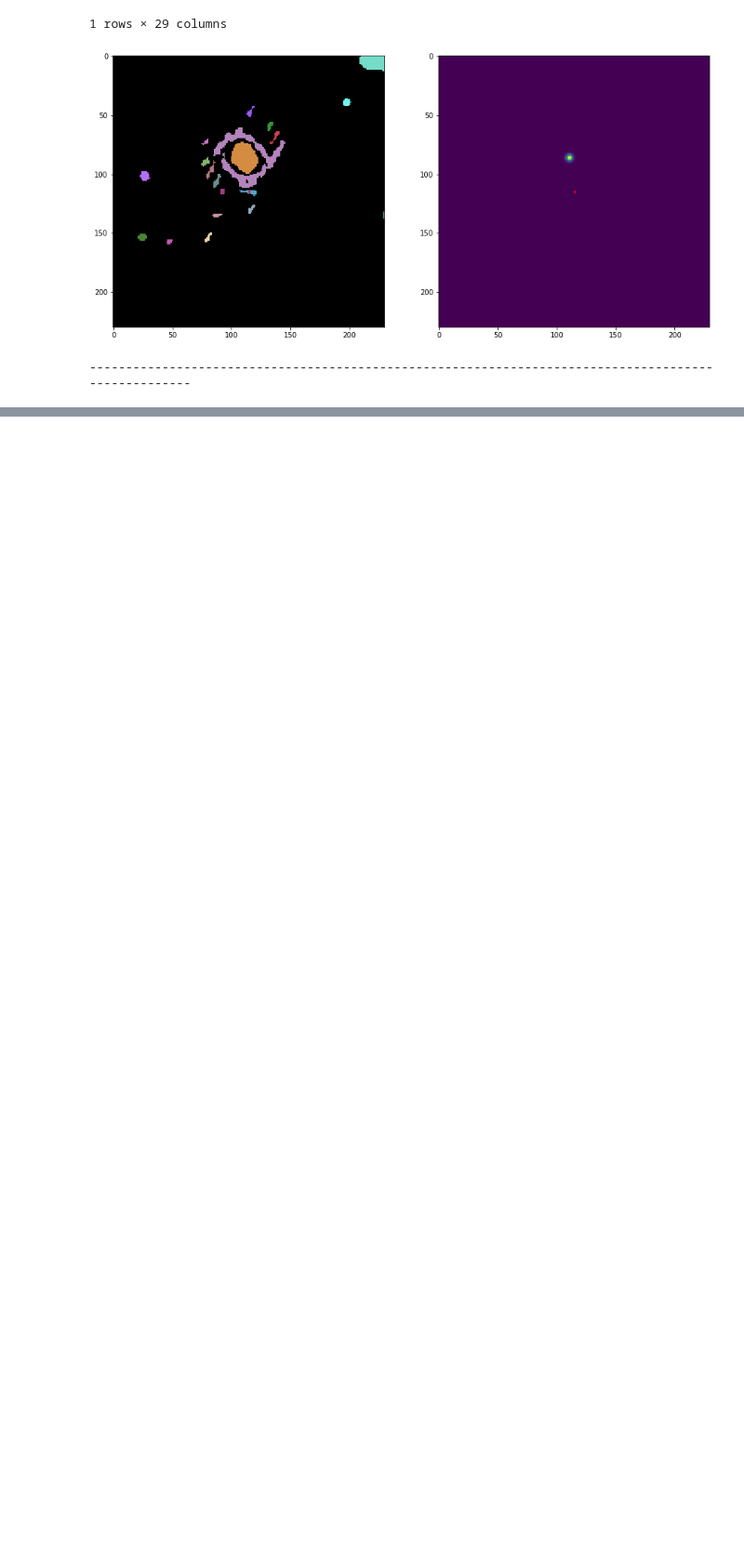
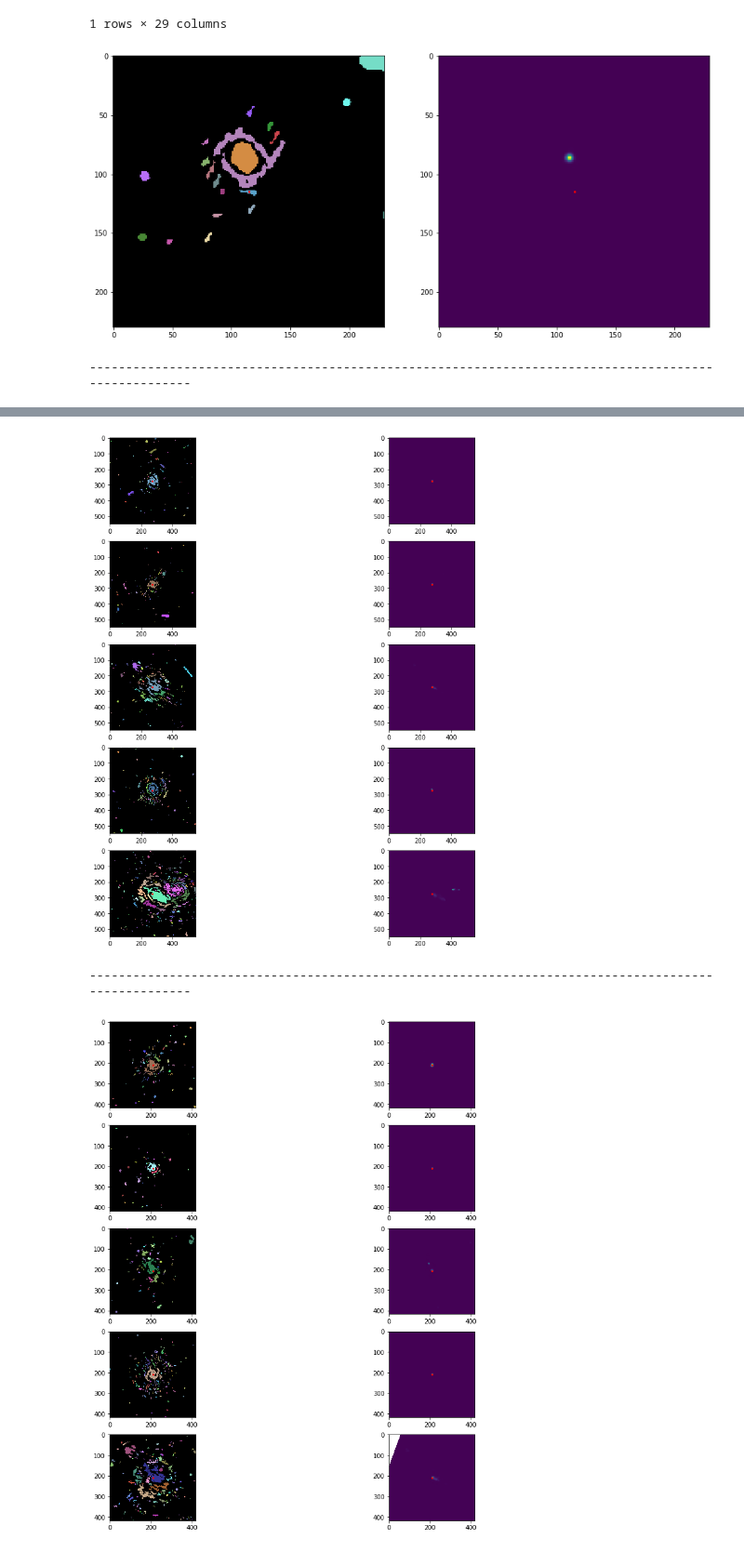
Before and after one commit to JasperO98/dr2, a Jupyter notebook: 5.Lookup_Source/explore_catalogue.ipynb, the cells around one changed output, grey strips where cells are left out. Shown at 93% size. Saved outputs shown, nothing was run; the diff lists cells and outputs as text; code cells hidden in the pictures; blank space fills up the shorter version.

```diff
--- a/5.Lookup_Source/explore_catalogue.ipynb
+++ b/5.Lookup_Source/explore_catalogue.ipynb
@@ -159,3 +162,6 @@ getImgs(artifact, 100)
 # %% [output]
 [figure]
 ----------------------------------------------------------------------------------------------------
+# %%
+myrows = catalogue.sort_values(by=["integrated_intensity"]).tail(100)
+myrows.tail()
@@ -161,0 +176,7 @@ getImgs(artifact, 100)
+# %%
+for chunk in range(0, len(myrows), 5):
+    getImgs(myrows.iloc[chunk:chunk+5], 100)
+# %% [output]
+[figure, added]
+----------------------------------------------------------------------------------------------------
+[figure, added]
```
Also changed, not shown: parts of 11 cells of this notebook.
